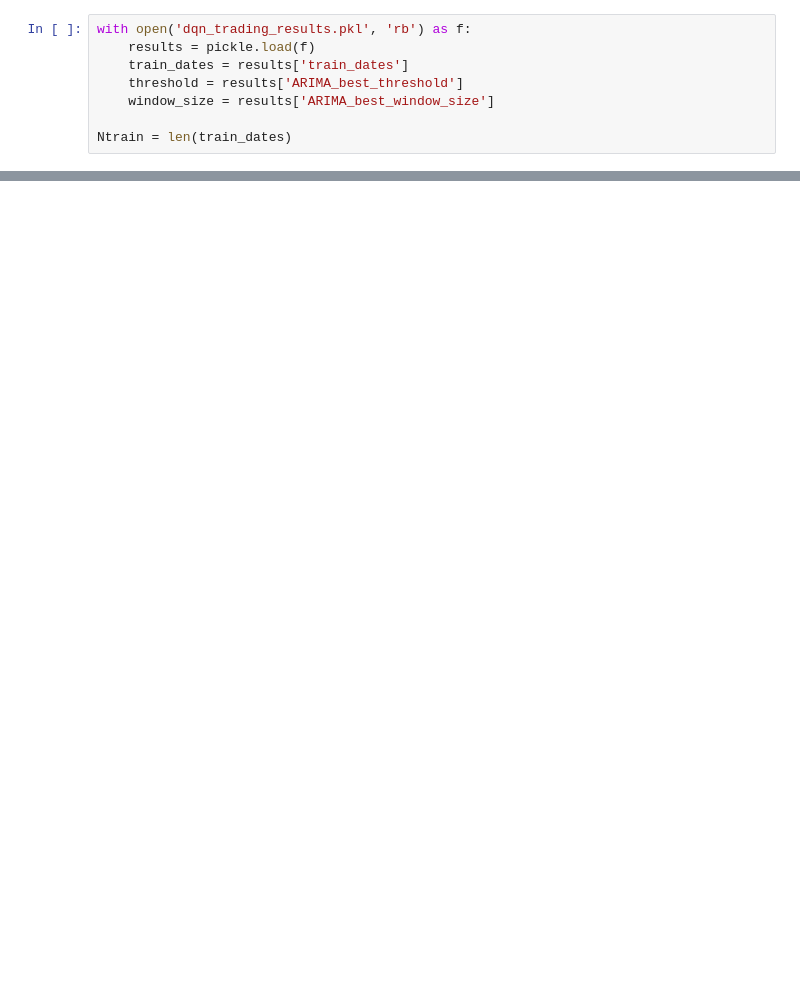
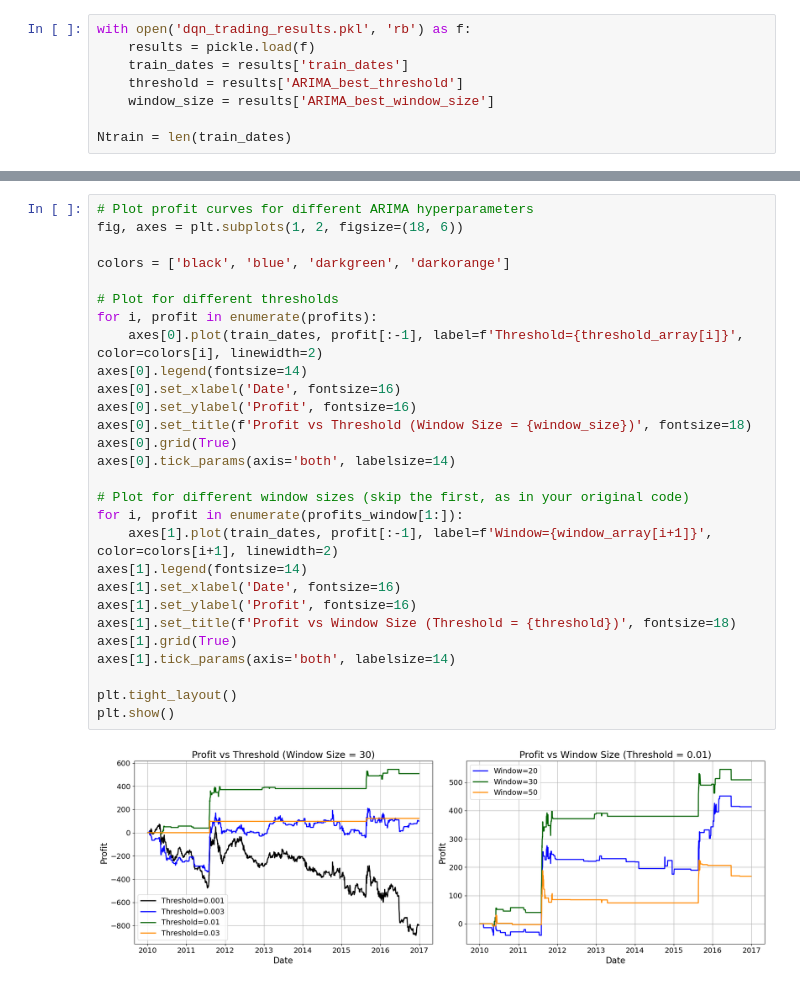
Before and after one commit to pranjal-ralegankar/DQN_trading, a Jupyter notebook: test_notebooks/test_ARIMA_training.ipynb, the cells around one changed output, grey strips where cells are left out. Saved outputs shown, nothing was run; the diff lists cells and outputs as text; blank space fills up the shorter version.

```diff
--- a/test_notebooks/test_ARIMA_training.ipynb
+++ b/test_notebooks/test_ARIMA_training.ipynb
@@ -122,0 +152,30 @@ plt.show()
+# %%
+# Plot profit curves for different ARIMA hyperparameters
+fig, axes = plt.subplots(1, 2, figsize=(18, 6))
+
+colors = ['black', 'blue', 'darkgreen', 'darkorange']
+
+# Plot for different thresholds
+for i, profit in enumerate(profits):
+    axes[0].plot(train_dates, profit[:-1], label=f'Threshold={threshold_array[i]}', color=colors[i], linewidth=2)
+axes[0].legend(fontsize=14)
+axes[0].set_xlabel('Date', fontsize=16)
+axes[0].set_ylabel('Profit', fontsize=16)
+axes[0].set_title(f'Profit vs Threshold (Window Size = {window_size})', fontsize=18)
+axes[0].grid(True)
+axes[0].tick_params(axis='both', labelsize=14)
+
+# Plot for different window sizes (skip the first, as in your original code)
+for i, profit in enumerate(profits_window[1:]):
+    axes[1].plot(train_dates, profit[:-1], label=f'Window={window_array[i+1]}', color=colors[i+1], linewidth=2)
+axes[1].legend(fontsize=14)
+axes[1].set_xlabel('Date', fontsize=16)
+axes[1].set_ylabel('Profit', fontsize=16)
+axes[1].set_title(f'Profit vs Window Size (Threshold = {threshold})', fontsize=18)
+axes[1].grid(True)
+axes[1].tick_params(axis='both', labelsize=14)
+
+plt.tight_layout()
+plt.show()
+# %% [output]
+[figure, added]
```
Also changed, not shown: parts of 16 cells of this notebook, 2 other files.
